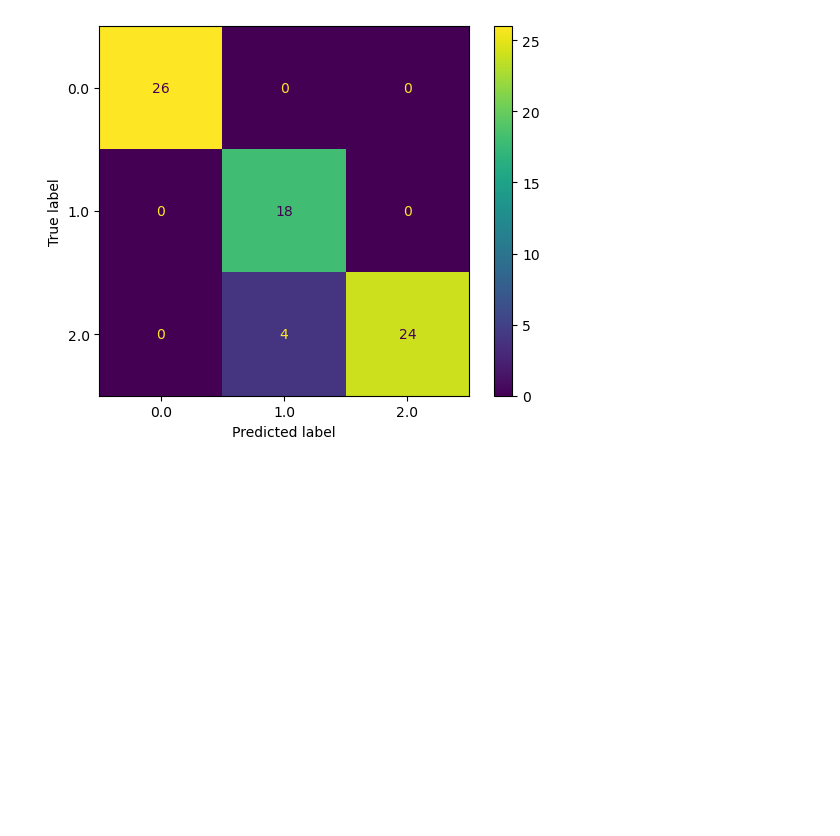
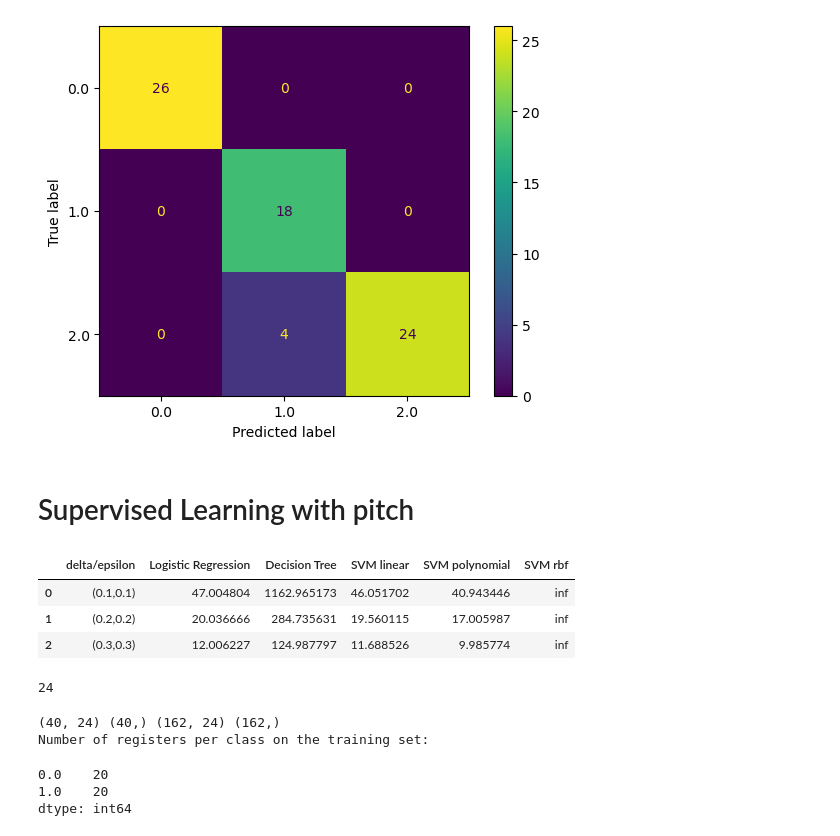
Before and after one commit to IsitaRex/Supervising-My-Musical-Taste, a Jupyter notebook: supervising_my_musical_taste.ipynb, the cells around one changed output. Cells and saved outputs as stored; diff of their text form; code cells hidden in the pictures; blank space fills up the shorter version.

```diff
--- a/supervising_my_musical_taste.ipynb
+++ b/supervising_my_musical_taste.ipynb
@@ -339,3 +348,41 @@ The generalization error for Class 2.0 is: 0.05555555555555555
 <sklearn.metrics._plot.confusion_matrix.ConfusionMatrixDisplay at 0x...>
 [figure]
 [figure]
+# %% [markdown]
+# Supervised Learning with pitch
+# %%
+# Pitch features are 24
+compute_pags(24,3)
+# %% [output]
+|  | delta/epsilon | Logistic Regression | Decision Tree | SVM linear | SVM polynomial | SVM rbf |
+| 0 | (0.1,0.1) | 47.004804 | 1162.965173 | 46.051702 | 40.943446 | inf |
+| 1 | (0.2,0.2) | 20.036666 | 284.735631 | 19.560115 | 17.005987 | inf |
+| 2 | (0.3,0.3) | 12.006227 | 124.987797 | 11.688526 | 9.985774 | inf |
+# %%
+list_cols = []
+for coll in df.columns:
+  col = str(coll)
+  if(col.find("pitch") > 0 and (col.find("min") < 0) and (col.find("max") < 0)):
+    list_cols.append(col)
+print(len(list_cols))
+X_songs = df[list_cols].to_numpy()
+y_songs = df['Label'].to_numpy()
+# %% [output]
+24
+# %%
+# Sampling
+suggested = 40
+X_mixed = random_mix(np.append(X_songs,y_songs.reshape(y_songs.shape[0],1), axis = 1))
+X_mixed.shape
+X_train, X_test = random_sampling(X_mixed, size = suggested/200)
+X_train, y_train =  X_train[:,:-1], X_train[:,-1]
+X_test, y_test =  X_test[:,:-1], X_test[:,-1]
+print(X_train.shape,y_train.shape,  X_test.shape, y_test.shape)
+print("Number of registers per class on the training set: ")
+pd.Series(y_train).value_counts()
+# %% [output]
+(40, 24) (40,) (162, 24) (162,)
+Number of registers per class on the training set:
+0.0    20
+1.0    20
+dtype: int64
```
Also changed, not shown: parts of 12 cells of this notebook.
